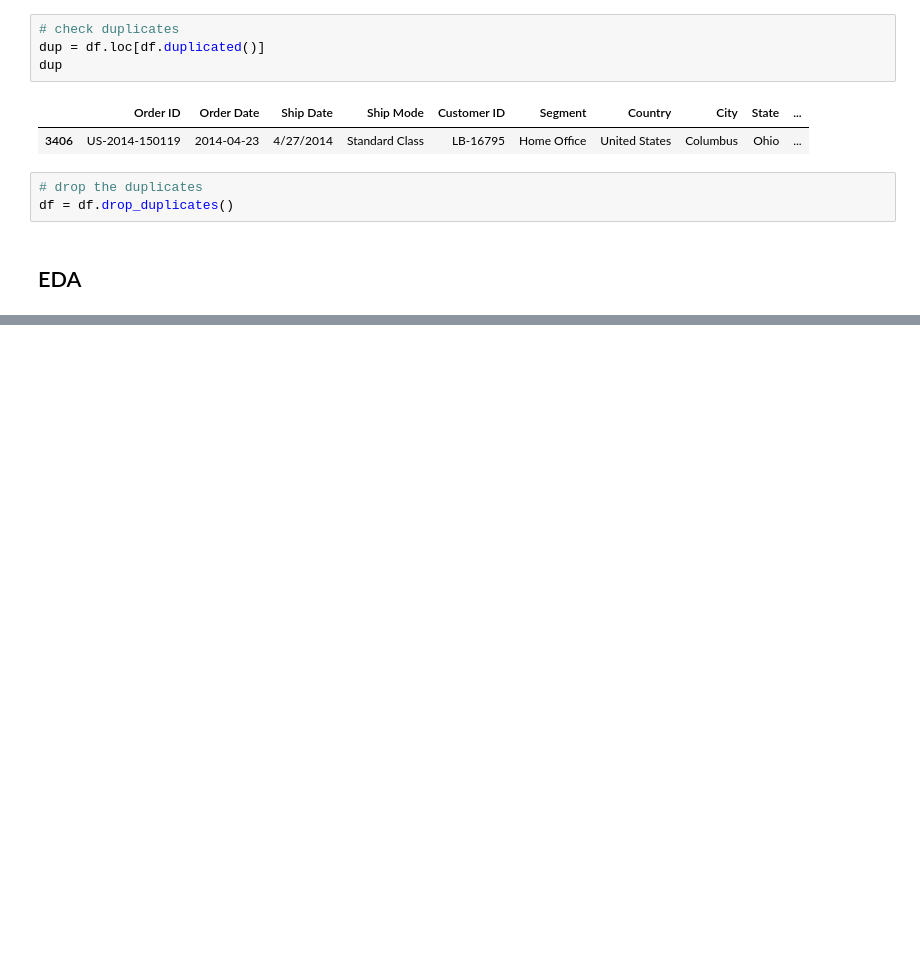
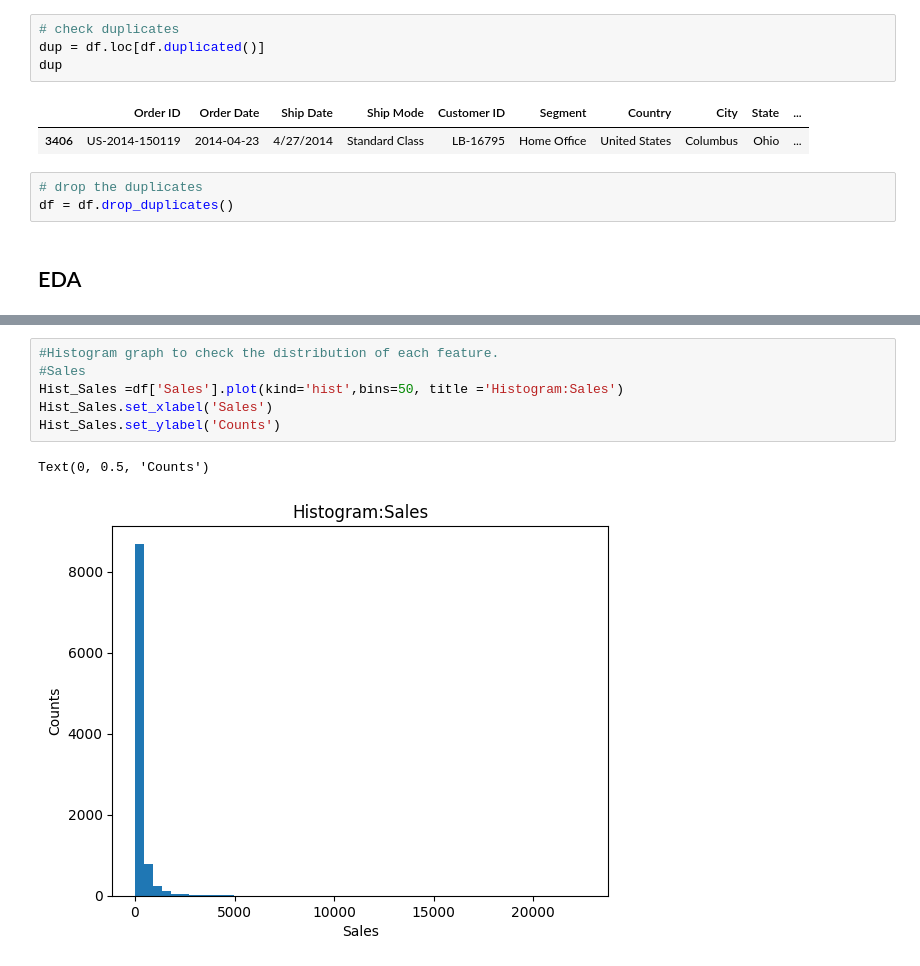
Before and after one commit to jhwong97/wqd7001-superstore-analysis-project, a Jupyter notebook: eda_Wing.ipynb, the cells around one changed output, grey strips where cells are left out. Saved outputs shown, nothing was run; the diff lists cells and outputs as text; blank space fills up the shorter version.

```diff
--- a/eda_Wing.ipynb
+++ b/eda_Wing.ipynb
@@ -152,0 +179,9 @@ df = df.drop_duplicates()
+# %%
+#Histogram graph to check the distribution of each feature.
+#Sales
+Hist_Sales =df['Sales'].plot(kind='hist',bins=50, title ='Histogram:Sales')
+Hist_Sales.set_xlabel('Sales')
+Hist_Sales.set_ylabel('Counts')
+# %% [output]
+Text(0, 0.5, 'Counts')
+[figure, added]
```
Also changed, not shown: parts of 12 cells of this notebook, 1 other file.
